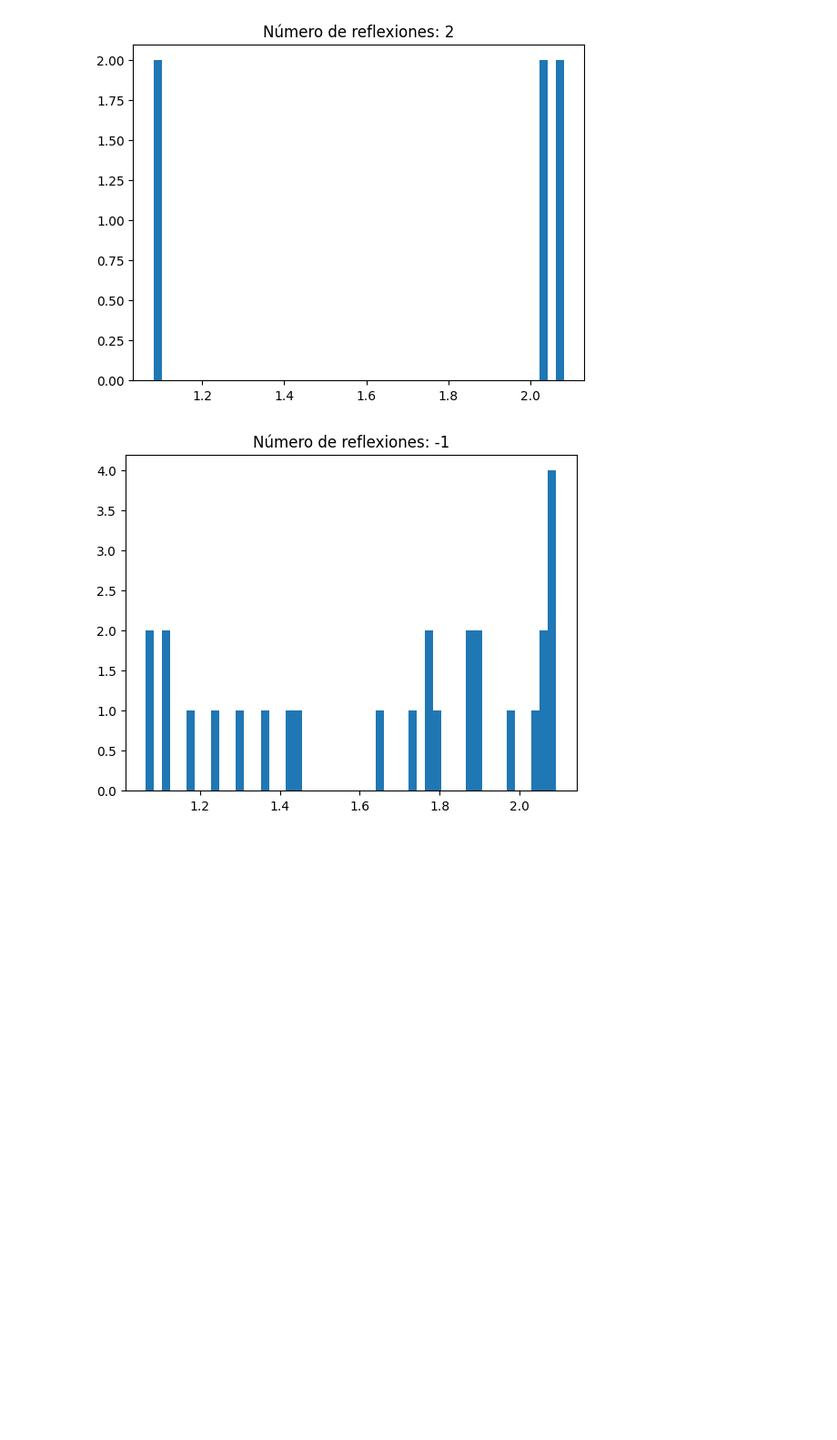
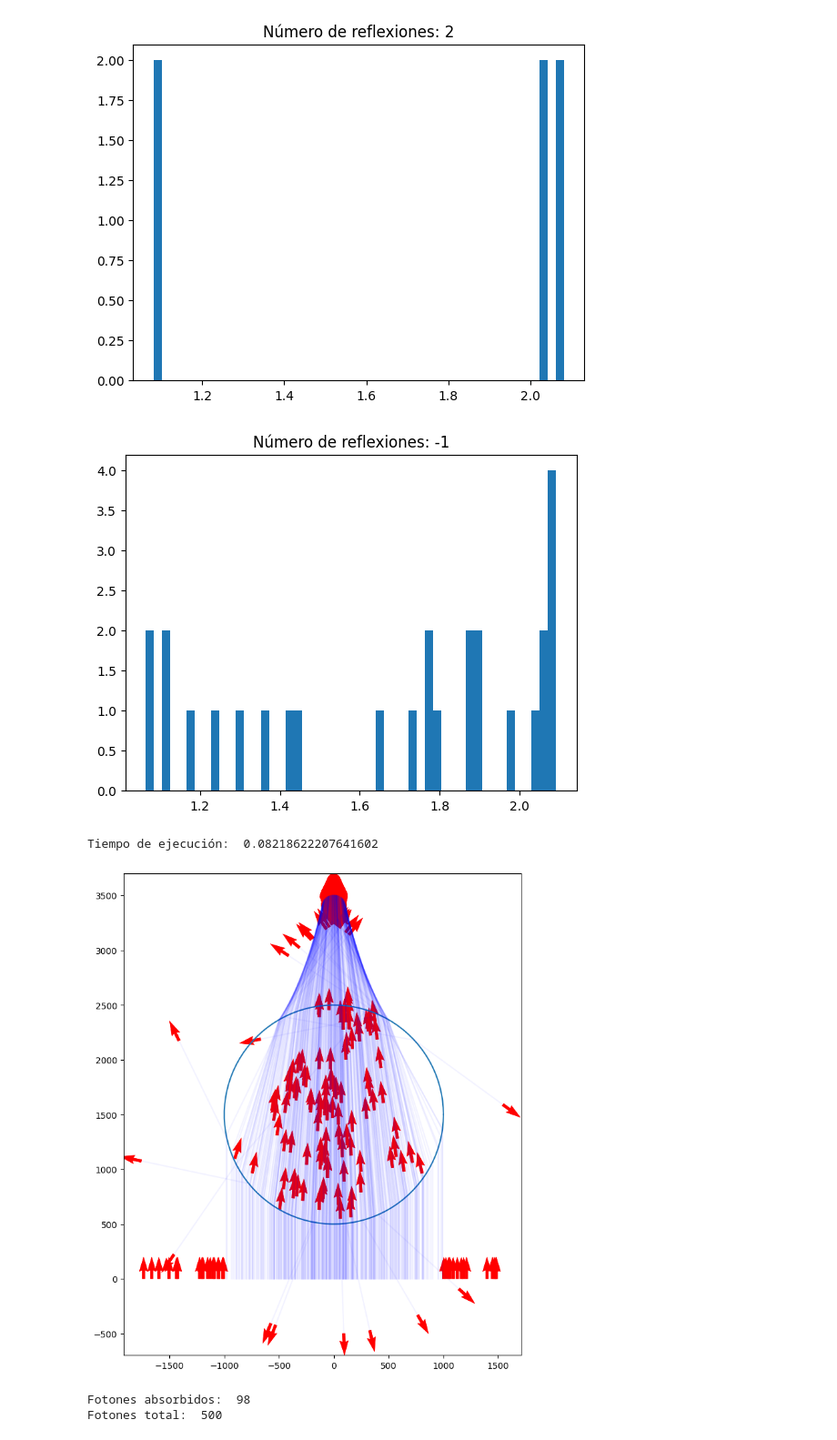
Before and after one commit to Olmichu22/Proyecto-DM-Master-Tecnologia-Fisica, a Jupyter notebook: test.ipynb, the cells around one changed output. Shown at 91% size. Cells and saved outputs as stored; diff of their text form; code cells hidden in the pictures; blank space fills up the shorter version.

```diff
--- a/test.ipynb
+++ b/test.ipynb
@@ -527,13 +517,38 @@ interfase = Interfase(esfera)
+# %%
+import matplotlib.pyplot as plt
+
+def draw_fotones_hist(fotones, esfera, expand = True):
+  x_esf, y_esf = esfera.getPlotCoords()
+  # Hacemos la figura más grande
+  plt.figure(figsize=(10, 10))
+  plt.plot(x_esf, y_esf)
+  # plt.xlim(-2, 2)
+  # plt.ylim(0, 4)
+  plt.gca().set_aspect('equal', adjustable='box')
+
+  for foton in fotones:
+    pos_hist = [p[0] for p in foton.poshist]
+    x = [p[0] for p in pos_hist]
+    y = [p[1] for p in pos_hist]
+    plt.plot(x, y, c='b', alpha=0.05)
+
+    # Dibujamos el vector de salida en la última posición
+    if expand:
+      plt.quiver(x[-1], y[-1], foton.dire[0], foton.dire[1], color='r')
+    plt.quiver(x[-1], y[-1], foton.dire[0], foton.dire[1], color='r')
+
+  plt.show()
 # %%
 import time
 
-fotones = fuente_angular.emitirN(20, 0, 0, std_ang=np.pi/6)
+fotones = fuente.emitirN(500, 0, 500, std_ang=np.pi/6)
 # fotones_activos = []
 fotones_inactivos = []
+fotones_absorbidos = []
 time_start = time.time()
 # Fotones absorbidos
 n_abs = 0
-alfa = material.alfa(fotones[0].f)
+alfa = materialComplejo.alfa(fotones[0].f)
 
 for f in fotones:
   while True:
@@ -552,6 +567,7 @@ for f in fotones:
     if result == "reflect" and f.spa == 0:
       f.actualizarPos(p_int)
       f.actualizarDire(new_dire)
+      f.actualizarPos(p_int+f.dire*esfera.radio)
       fotones_inactivos.append(f)
       break
 
@@ -559,38 +575,54 @@ for f in fotones:
     # Antes de refractarse, se calcula la probabilidad de absorción
     if result == "refract" and f.spa == 1:
       longitud_recorrida = np.linalg.norm(p_int - f.pos)
-      absorbido = probAbs(longitud_recorrida, alfa)
+      absorbido, labs = probAbs(longitud_recorrida, alfa)
+      # print("Labs", labs)
+      # print("L", longitud_recorrida)
+      # print("\n")
       if absorbido:
         n_abs += 1
+        f.actualizarPos(f.pos + f.dire*labs)
         fotones_inactivos.append(f)
+        fotones_absorbidos.append(f)
         break
       f.actualizarPos(p_int)
       f.actualizarDire(new_dire)
       f.alternarSpa()
+      f.actualizarPos(p_int+f.dire*esfera.radio)
       fotones_inactivos.append(f)
       break
 
     # Está en en el aire y se refracta
     if result == "refract":
       f.actualizarPos(p_int)
       f.actualizarDire(new_dire)
       f.alternarSpa()
       continue
 
     # Está en la esfera y se refleja
     # Antes de reflejarse, se calcula la probabilidad de absorción
     if result == "reflect":
       longitud_recorrida = np.linalg.norm(p_int - f.pos)
-      absorbido = probAbs(longitud_recorrida, alfa)
+      absorbido, labs = probAbs(longitud_recorrida, alfa)
+      # print("Labs", labs)
+      # print("L", longitud_recorrida)
+      # print("\n")
       if absorbido:
         n_abs += 1
+        f.actualizarPos(f.pos + f.dire*labs)
         fotones_inactivos.append(f)
+        fotones_absorbidos.append(f)
         break
       f.actualizarPos(p_int)
       f.actualizarDire(new_dire)
       continue
 time_end = time.time()
 print("Tiempo de ejecución: ", time_end - time_start)
 draw_fotones_hist(fotones_inactivos, esfera)
 print("Fotones absorbidos: ", n_abs)
 print("Fotones total: ", len(fotones))
+# %% [output]
+Tiempo de ejecución:  0.08218622207641602
+[figure, added]
+Fotones absorbidos:  98
+Fotones total:  500
```
Also changed, not shown: parts of 8 cells of this notebook, 3 other files.
